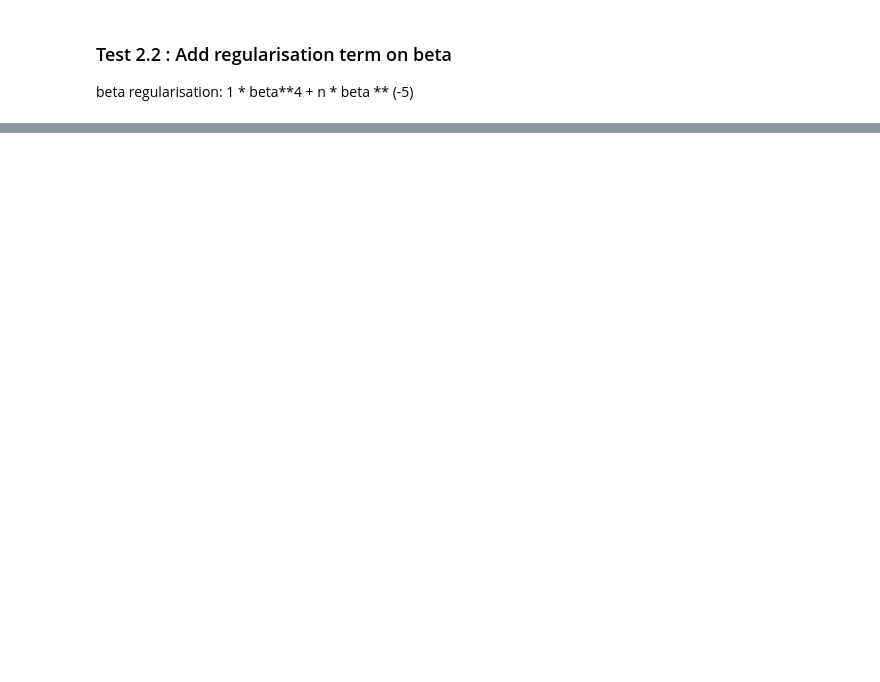
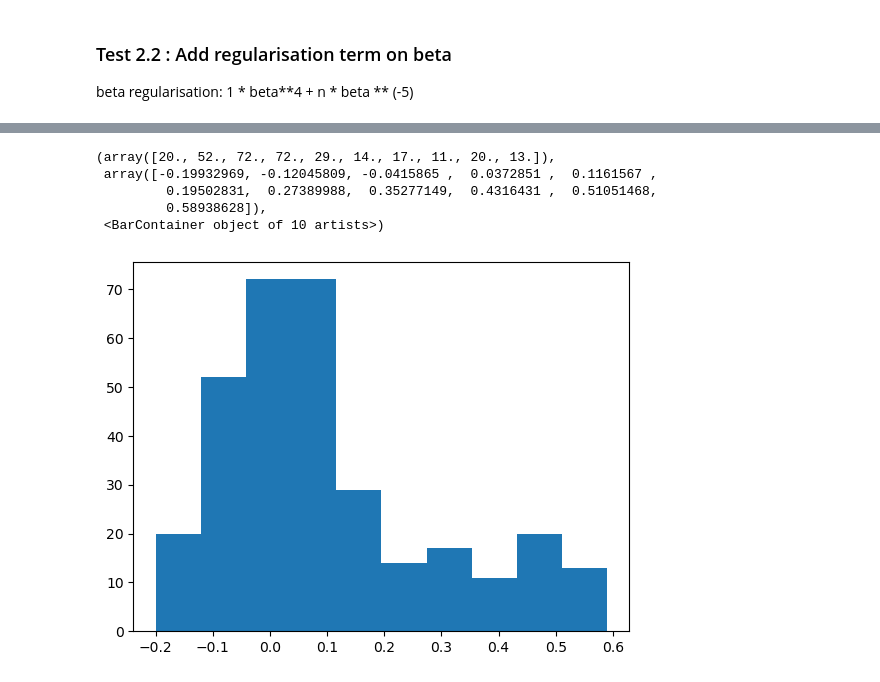
Before and after one commit to cngzlsh/pag_stim, a Jupyter notebook: beta_tests.ipynb, the cells around one changed output, grey strips where cells are left out. Cells and saved outputs as stored; diff of their text form; code cells hidden in the pictures; blank space fills up the shorter version.

Commit message:
updated glm with history hilter

```diff
--- a/beta_tests.ipynb
+++ b/beta_tests.ipynb
@@ -410,0 +393,3 @@ plt.show()
+# %%
+X_train.T.shape
+X_train= torch.FloatTensor(X_train)
@@ -410,0 +406,15 @@ plt.show()
+# %%
+glm = BernoulliGLMwHistoryPyTorch_(
+    group_names=brain_regions,
+    n_neurons_per_group=np.array([64, 64, 64, 64, 64]),
+    link_fn='logistic',
+    n_sessions=n_PAG_to_use,
+    weights_reg_params=1,
+    history=2,
+    ).to(device)
+
+# glm._load_state_dict(torch.load(f'{sim_data_path}sing_exp_reg1_betareg=4,5.pth'))
+
+glm.fit(X_train.T, y_train.T, n_iter=100, lr=5*1e-3, verbose=2, decay=0.9999)
+glm.load_best_params()
+torch.save(glm.state_dict(), f'{sim_data_path}sing_exp_reg1_hist2.pth')
@@ -410,0 +476,4 @@ plt.show()
+# %%
+glm_w, glm_b = glm.best_weight.cpu().numpy(), glm.best_bias.cpu().numpy() # shape (1, 320), (1,)
+print('Learned bias:', glm_b)
+print('y-intercept:', 1/(1+np.exp(-glm_b)))
@@ -410,0 +549,9 @@ plt.show()
+# %%
+plt.hist(glm_w.T)
+# %% [output]
+(array([20., 52., 72., 72., 29., 14., 17., 11., 20., 13.]),
+ array([-0.19932969, -0.12045809, -0.0415865 ,  0.0372851 ,  0.1161567 ,
+         0.19502831,  0.27389988,  0.35277149,  0.4316431 ,  0.51051468,
+         0.58938628]),
+ <BarContainer object of 10 artists>)
+[figure, added]
```
Also changed, not shown: parts of 16 cells of this notebook, 1 other file.
